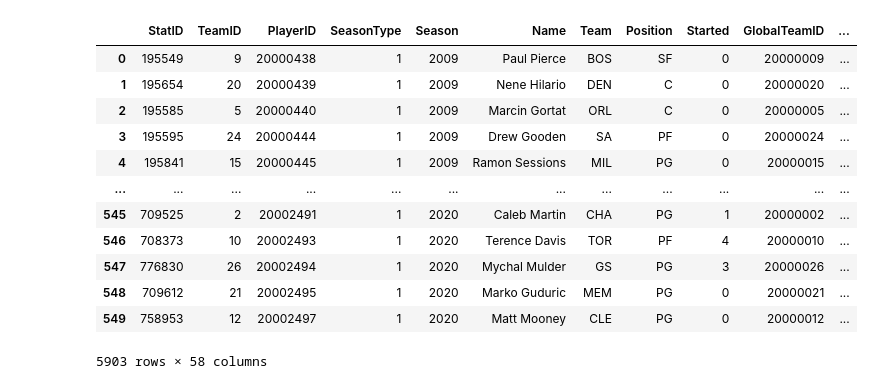
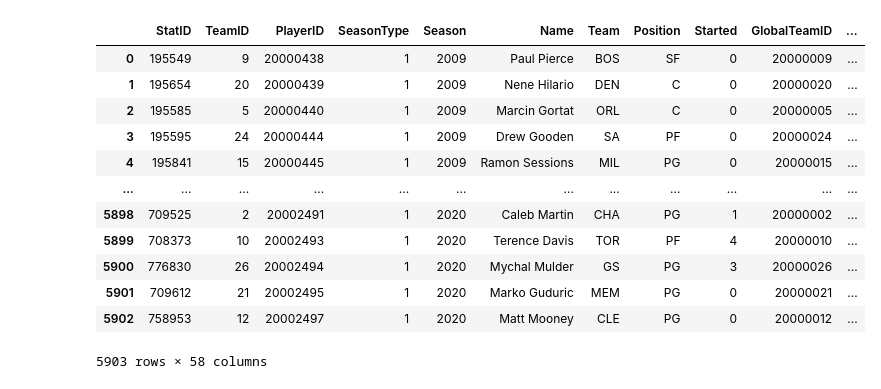
Before and after one commit to weiyueli7/NBA-3Pointers, a Jupyter notebook: eda.ipynb, the cells around one changed output. Cells and saved outputs as stored; diff of their text form; code cells hidden in the pictures.

```diff
--- a/eda.ipynb
+++ b/eda.ipynb
@@ -69,6 +0,0 @@ players.year_id.min()
-# %%
-players = pd.read_csv("data/players_2009.csv")
-for year in tqdm(range(2010, 2021)):
-    f = f"data/players_{year}.csv"
-    cur_df = pd.read_csv(f)
-    players = pd.concat([players, cur_df], axis=0)
@@ -113,16 +0,0 @@ players[players['Name']=='Stephen Curry']
-# %%
-players
-# %% [output]
-|  | StatID | TeamID | PlayerID | SeasonType | Season | Name | Team | Position | Started | GlobalTeamID | ... |
-| 0 | 195549 | 9 | 20000438 | 1 | 2009 | Paul Pierce | BOS | SF | 0 | 20000009 | ... |
-| 1 | 195654 | 20 | 20000439 | 1 | 2009 | Nene Hilario | DEN | C | 0 | 20000020 | ... |
-| 2 | 195585 | 5 | 20000440 | 1 | 2009 | Marcin Gortat | ORL | C | 0 | 20000005 | ... |
-| 3 | 195595 | 24 | 20000444 | 1 | 2009 | Drew Gooden | SA | PF | 0 | 20000024 | ... |
-| 4 | 195841 | 15 | 20000445 | 1 | 2009 | Ramon Sessions | MIL | PG | 0 | 20000015 | ... |
-| ... | ... | ... | ... | ... | ... | ... | ... | ... | ... | ... | ... |
-| 545 | 709525 | 2 | 20002491 | 1 | 2020 | Caleb Martin | CHA | PG | 1 | 20000002 | ... |
-| 546 | 708373 | 10 | 20002493 | 1 | 2020 | Terence Davis | TOR | PF | 4 | 20000010 | ... |
-| 547 | 776830 | 26 | 20002494 | 1 | 2020 | Mychal Mulder | GS | PG | 3 | 20000026 | ... |
-| 548 | 709612 | 21 | 20002495 | 1 | 2020 | Marko Guduric | MEM | PG | 0 | 20000021 | ... |
-| 549 | 758953 | 12 | 20002497 | 1 | 2020 | Matt Mooney | CLE | PG | 0 | 20000012 | ... |
-5903 rows × 58 columns
@@ -128,0 +19,19 @@ players
+# %%
+players = pd.DataFrame()
+for year in range(2009, 2021):
+    players = pd.concat([players, pd.read_csv(os.path.join('data', f'players_{str(year)}.csv'))], ignore_index=True, axis=0)
+players
+# %% [output]
+|  | StatID | TeamID | PlayerID | SeasonType | Season | Name | Team | Position | Started | GlobalTeamID | ... |
+| 0 | 195549 | 9 | 20000438 | 1 | 2009 | Paul Pierce | BOS | SF | 0 | 20000009 | ... |
+| 1 | 195654 | 20 | 20000439 | 1 | 2009 | Nene Hilario | DEN | C | 0 | 20000020 | ... |
+| 2 | 195585 | 5 | 20000440 | 1 | 2009 | Marcin Gortat | ORL | C | 0 | 20000005 | ... |
+| 3 | 195595 | 24 | 20000444 | 1 | 2009 | Drew Gooden | SA | PF | 0 | 20000024 | ... |
+| 4 | 195841 | 15 | 20000445 | 1 | 2009 | Ramon Sessions | MIL | PG | 0 | 20000015 | ... |
+| ... | ... | ... | ... | ... | ... | ... | ... | ... | ... | ... | ... |
+| 5898 | 709525 | 2 | 20002491 | 1 | 2020 | Caleb Martin | CHA | PG | 1 | 20000002 | ... |
+| 5899 | 708373 | 10 | 20002493 | 1 | 2020 | Terence Davis | TOR | PF | 4 | 20000010 | ... |
+| 5900 | 776830 | 26 | 20002494 | 1 | 2020 | Mychal Mulder | GS | PG | 3 | 20000026 | ... |
+| 5901 | 709612 | 21 | 20002495 | 1 | 2020 | Marko Guduric | MEM | PG | 0 | 20000021 | ... |
+| 5902 | 758953 | 12 | 20002497 | 1 | 2020 | Matt Mooney | CLE | PG | 0 | 20000012 | ... |
+5903 rows × 58 columns
```
Also changed, not shown: parts of 35 cells of this notebook.
